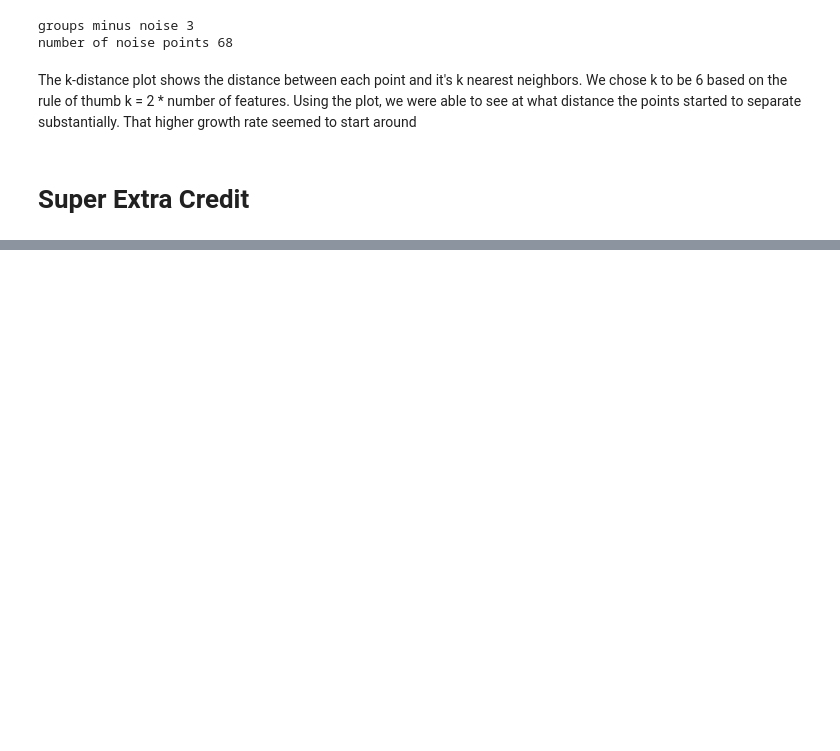
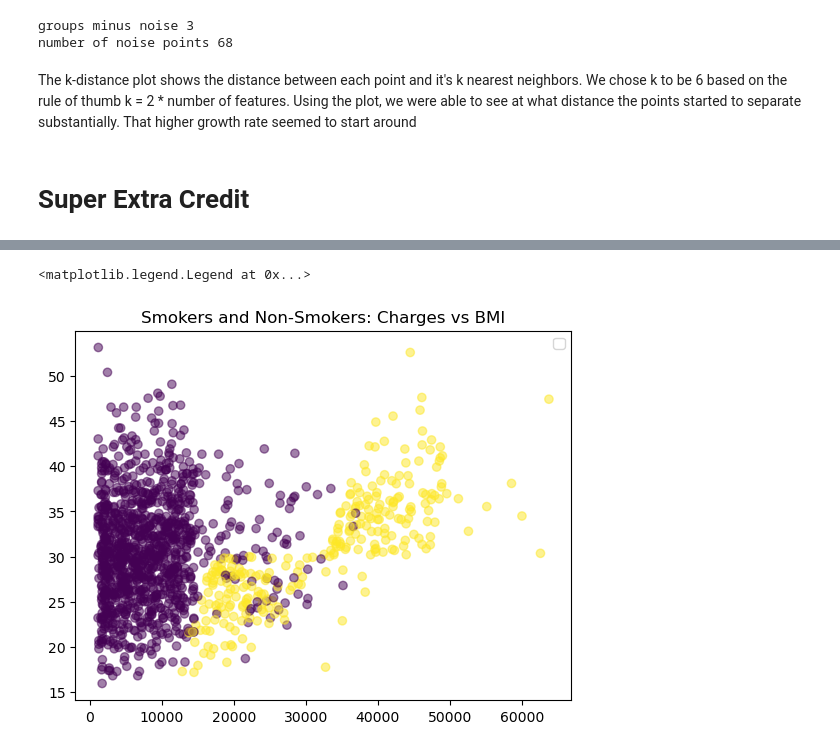
Before and after one commit to jessetjohnson17/clustering-intro, a Jupyter notebook: notebook.ipynb, the cells around one changed output, grey strips where cells are left out. Drawn from its saved outputs; the diff is of its cells as text; code cells hidden in the pictures; blank space fills up the shorter version.

```diff
--- a/notebook.ipynb
+++ b/notebook.ipynb
@@ -360,0 +413,10 @@ plt.show()
+# %%
+plt.scatter(insurance_df['charges'],
+            insurance_df['bmi'],
+            c=insurance_df['smoker'], cmap='viridis', alpha=0.5
+            )
+plt.title('Smokers and Non-Smokers: Charges vs BMI')
+plt.legend()
+# %% [output]
+<matplotlib.legend.Legend at 0x...>
+[figure, added]
```
Also changed, not shown: parts of 7 cells of this notebook.
